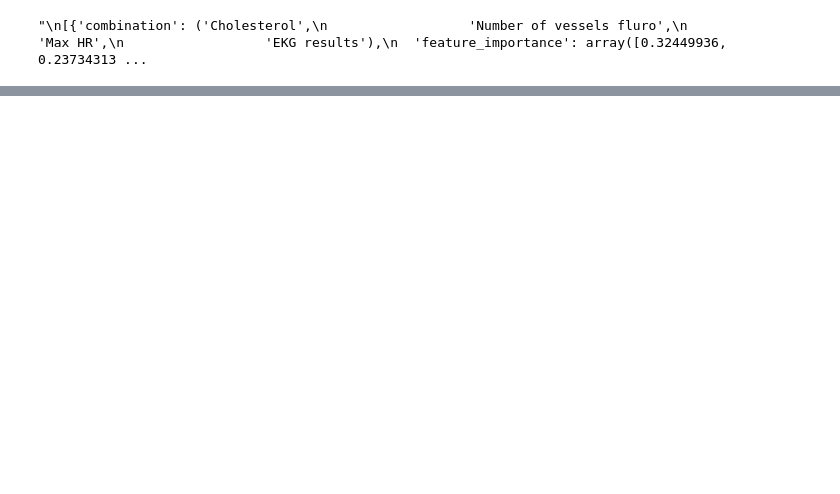
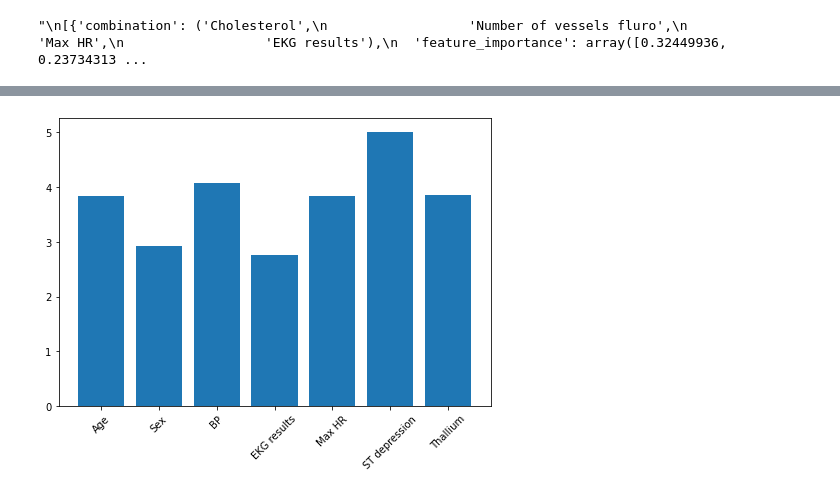
Before and after one commit to BSSB33/DSC-Lab, a Jupyter notebook: oversampling/heart_disease_prediction.ipynb, the cells around one changed output, grey strips where cells are left out. Cells and saved outputs as stored; diff of their text form; code cells hidden in the pictures; blank space fills up the shorter version.

```diff
--- a/oversampling/heart_disease_prediction.ipynb
+++ b/oversampling/heart_disease_prediction.ipynb
@@ -413,0 +430,22 @@ evaulation(output)
+# %%
+def get_final_score(feature):
+    avg = ((scores[feature]["accuracy_score"] + scores[feature]["importance_score"]) / 2 )
+    if avg != 0:
+        result = avg / scores[feature]["feature_appearance"]
+        return result
+
+final_scores = []
+final_labels = []
+for feature in scores.keys():
+    f_score = get_final_score(feature)
+    if f_score != None:
+        final_scores.append(f_score)
+        final_labels.append(feature)
+
+fig = plt.figure()
+ax = fig.add_axes([0,0,1,1])
+ax.bar(final_labels, final_scores)
+plt.xticks(rotation= 45)
+plt.show()
+# %% [output]
+[figure, added]
```
Also changed, not shown: parts of 6 cells of this notebook, 1 other file.
